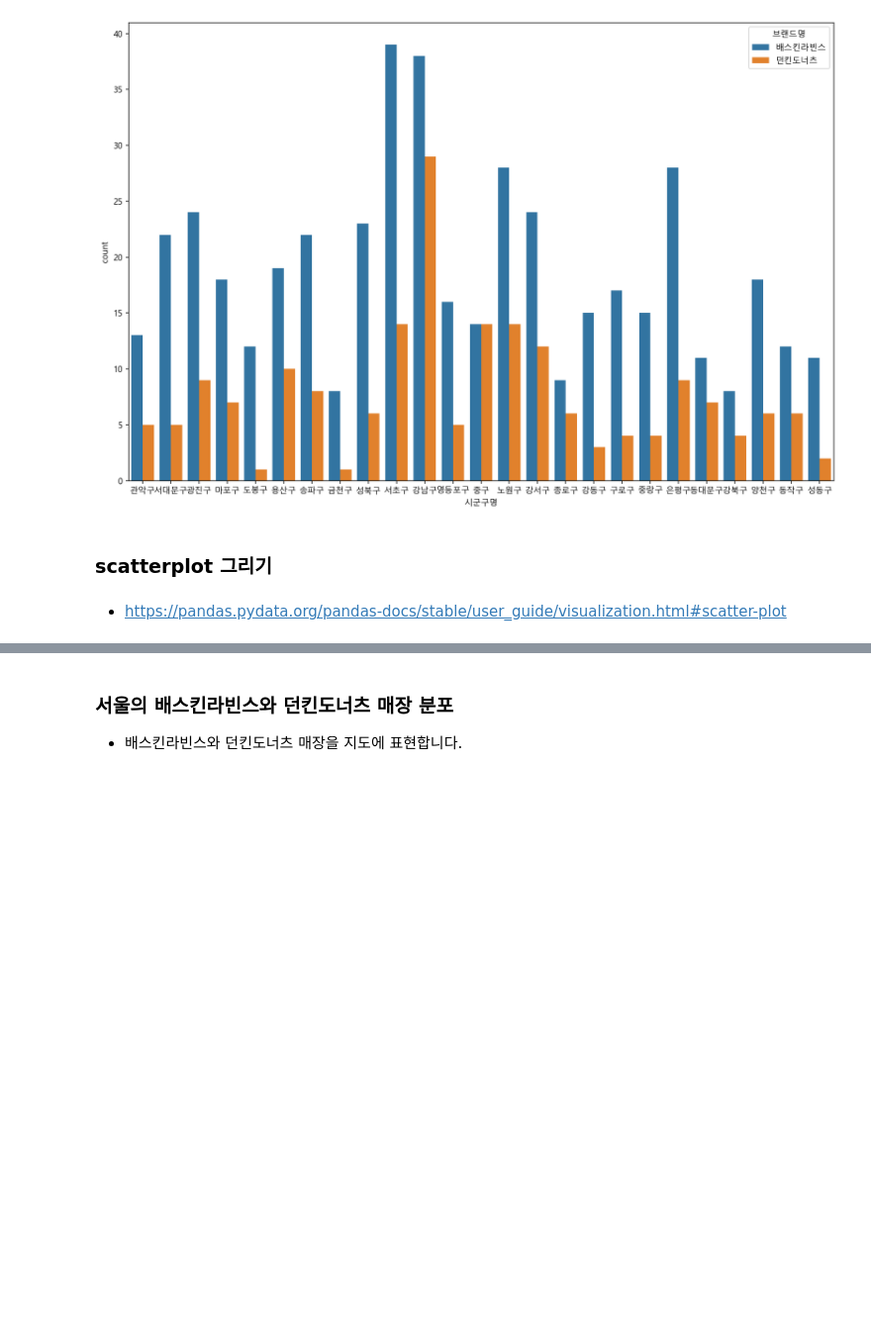
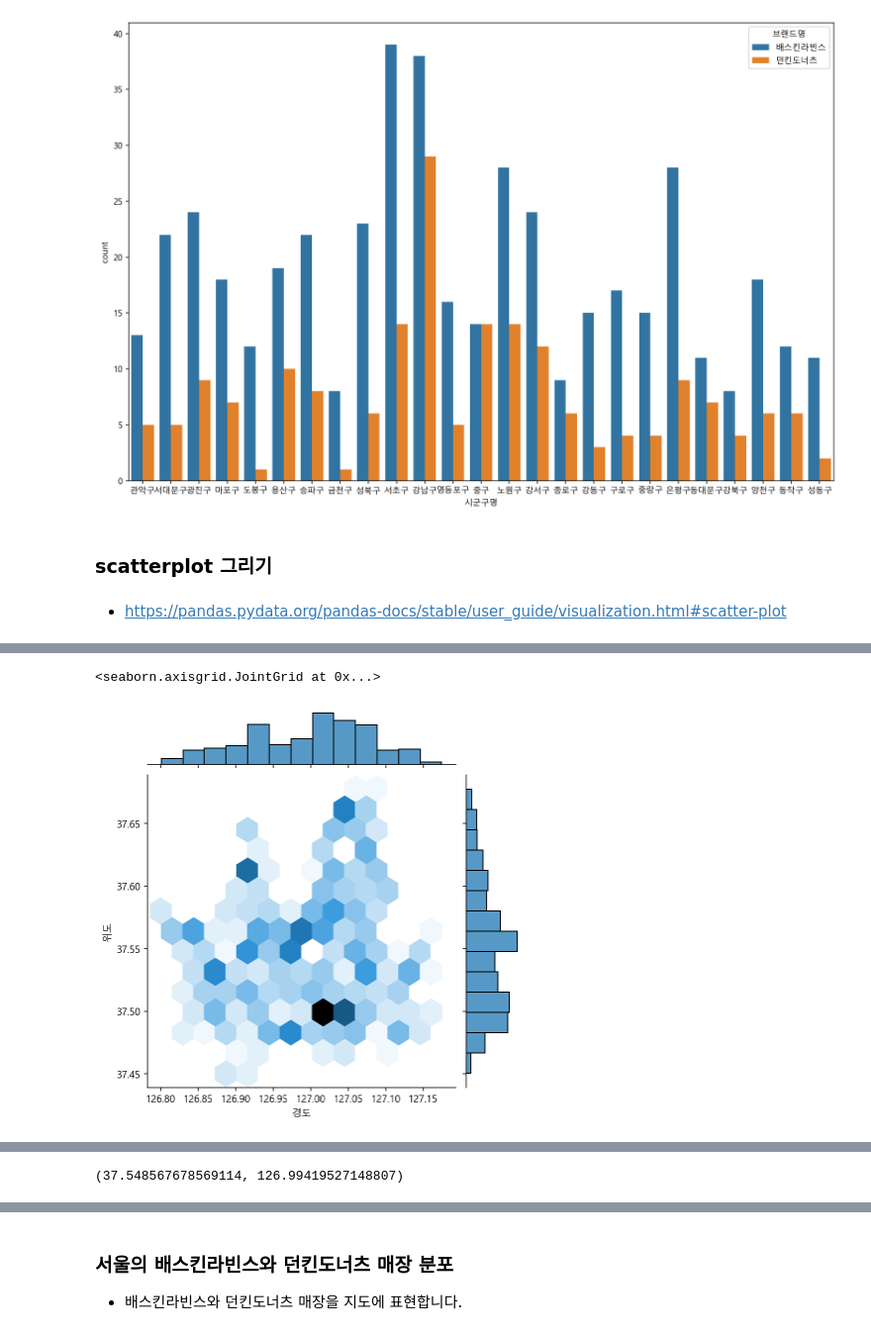
Before and after one commit to analyst-sooin/-, a Jupyter notebook: 03_franchise_eda_input.ipynb, the cells around one changed output, grey strips where cells are left out. Shown at 99% size. Drawn from its saved outputs; the diff is of its cells as text; code cells hidden in the pictures; blank space fills up the shorter version.

```diff
--- a/03_franchise_eda_input.ipynb
+++ b/03_franchise_eda_input.ipynb
@@ -414,5 +422,10 @@ g = sns.countplot(data = df_31, x ='시군구명', hue='브랜드명')
 # %%
 # 위에서 그렸던 그래프를 jointplot 으로 kind="hex" 을 사용해 그려봅니다.
+
+sns.jointplot(data = df_31, x='경도',y='위도', kind='hex')
+# %% [output]
+<seaborn.axisgrid.JointGrid at 0x...>
+[figure, added]
 # %% [markdown]
 ## Folium 으로 지도 활용하기
 * 다음의 프롬프트 창을 열어 conda 명령어로 설치합니다.
@@ -439,2 +453,7 @@ http://nbviewer.jupyter.org/github/python-visualization/folium/tree/master/examp
 # %%
 # 지도의 중심을 지정하기 위해 위도와 경도의 평균을 구합니다.
+lat = df_31['위도'].mean()
+long = df_31['경도'].mean()
+lat,long
+# %% [output]
+(37.548567678569114, 126.99419527148807)
```
Also changed, not shown: parts of 12 cells of this notebook.
